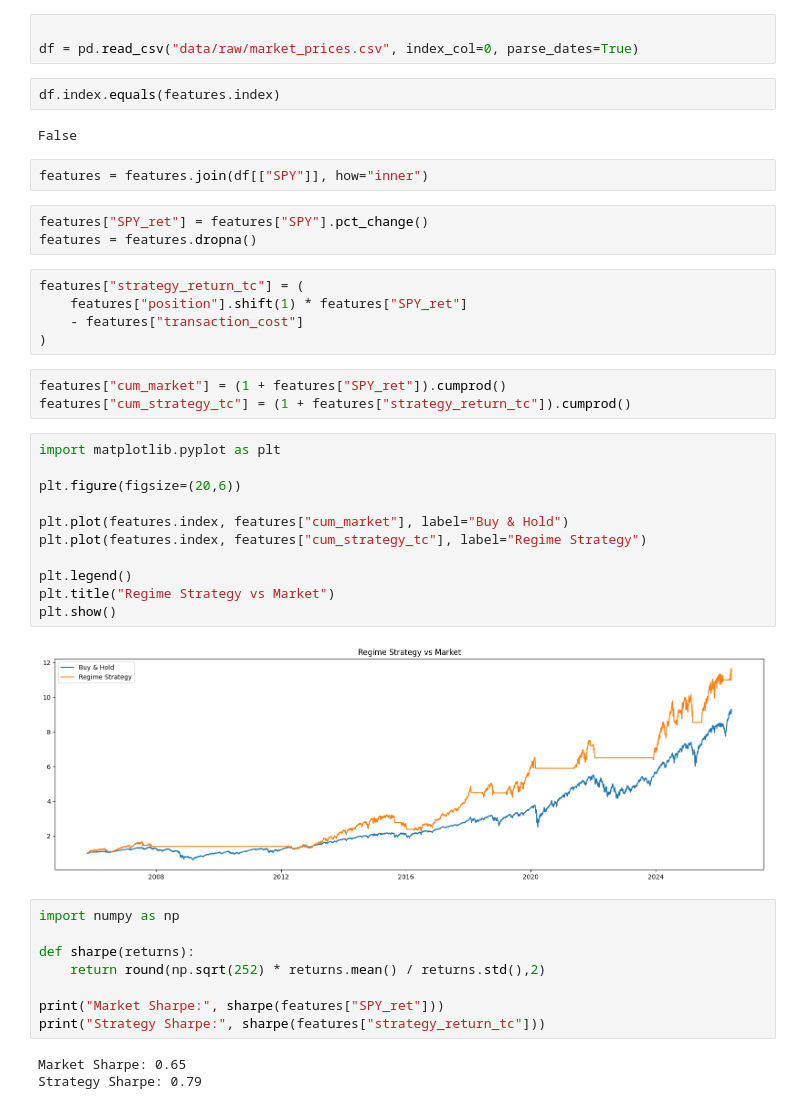
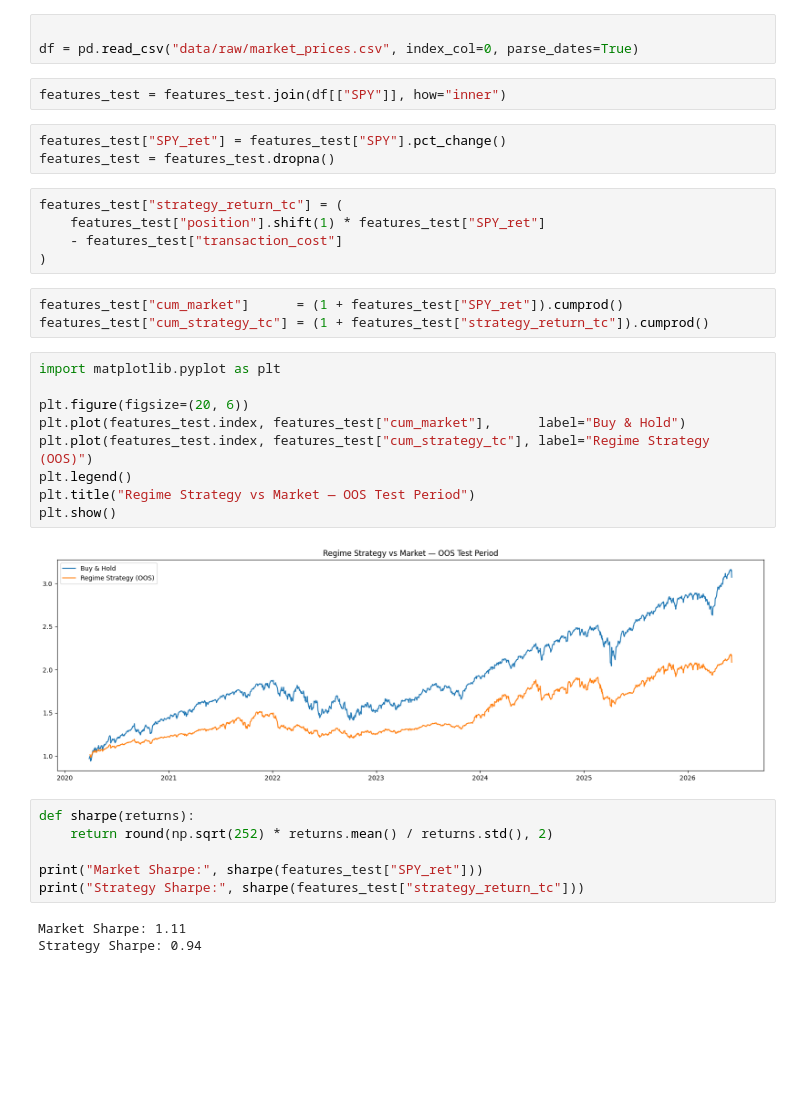
Before and after one commit to naamShahreyar/MarketRegimeDetection, a Jupyter notebook: notebooks/03_hmm_modelling.ipynb, the cells around one changed output. Drawn from its saved outputs; the diff is of its cells as text; blank space fills up the shorter version.

```diff
--- a/notebooks/03_hmm_modelling.ipynb
+++ b/notebooks/03_hmm_modelling.ipynb
@@ -332,45 +342,37 @@ features["transaction_cost"] = tcost * features["turnover"]
 # %%
 
 df = pd.read_csv("data/raw/market_prices.csv", index_col=0, parse_dates=True)
-# %%
-df.index.equals(features.index)
-# %% [output]
-False
 # %%
-features = features.join(df[["SPY"]], how="inner")
+features_test = features_test.join(df[["SPY"]], how="inner")
 # %%
-features["SPY_ret"] = features["SPY"].pct_change()
-features = features.dropna()
+features_test["SPY_ret"] = features_test["SPY"].pct_change()
+features_test = features_test.dropna()
 # %%
-features["strategy_return_tc"] = (
-    features["position"].shift(1) * features["SPY_ret"]
-    - features["transaction_cost"]
+features_test["strategy_return_tc"] = (
+    features_test["position"].shift(1) * features_test["SPY_ret"]
+    - features_test["transaction_cost"]
 )
 # %%
-features["cum_market"] = (1 + features["SPY_ret"]).cumprod()
-features["cum_strategy_tc"] = (1 + features["strategy_return_tc"]).cumprod()
+features_test["cum_market"]      = (1 + features_test["SPY_ret"]).cumprod()
+features_test["cum_strategy_tc"] = (1 + features_test["strategy_return_tc"]).cumprod()
 # %%
 import matplotlib.pyplot as plt
 
-plt.figure(figsize=(20,6))
-
-plt.plot(features.index, features["cum_market"], label="Buy & Hold")
-plt.plot(features.index, features["cum_strategy_tc"], label="Regime Strategy")
-
+plt.figure(figsize=(20, 6))
+plt.plot(features_test.index, features_test["cum_market"],      label="Buy & Hold")
+plt.plot(features_test.index, features_test["cum_strategy_tc"], label="Regime Strategy (OOS)")
 plt.legend()
-plt.title("Regime Strategy vs Market")
+plt.title("Regime Strategy vs Market — OOS Test Period")
 plt.show()
 # %% [output]
-[figure, old version]
+[figure, new version]
 # %%
-import numpy as np
+def sharpe(returns):
+    return round(np.sqrt(252) * returns.mean() / returns.std(), 2)
 
-def sharpe(returns):
-    return round(np.sqrt(252) * returns.mean() / returns.std(),2)
-
-print("Market Sharpe:", sharpe(features["SPY_ret"]))
-print("Strategy Sharpe:", sharpe(features["strategy_return_tc"]))
+print("Market Sharpe:", sharpe(features_test["SPY_ret"]))
+print("Strategy Sharpe:", sharpe(features_test["strategy_return_tc"]))
 # %% [output]
-Market Sharpe: 0.65
-Strategy Sharpe: 0.79
+Market Sharpe: 1.11
+Strategy Sharpe: 0.94
 # %%
```
Also changed, not shown: parts of 11 cells of this notebook, 1 other file.
